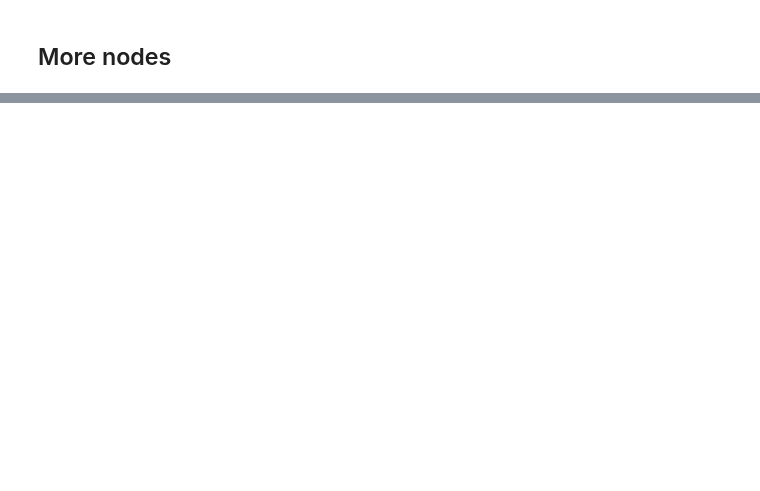
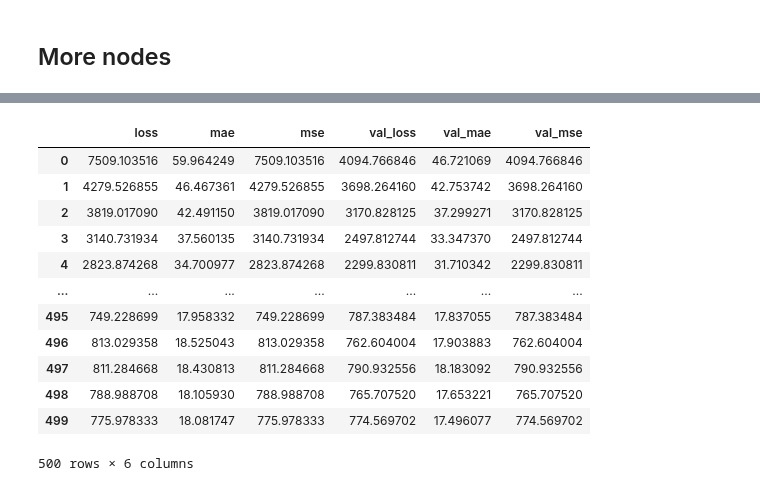
Before and after one commit to Jerematix/dataflow, a Jupyter notebook: notebooks/predictive_analytics/Neural Network-Copy1.ipynb, the cells around one changed output, grey strips where cells are left out. Saved outputs shown, nothing was run; the diff lists cells and outputs as text; code cells hidden in the pictures; blank space fills up the shorter version.

```diff
--- a/notebooks/predictive_analytics/Neural Network-Copy1.ipynb
+++ b/notebooks/predictive_analytics/Neural Network-Copy1.ipynb
@@ -870,0 +1021,10 @@ grid_search.best_params_
+# %%
+large_drop_model = Sequential(
+    [Dense(X_train.shape[1]*4, activation="relu", input_shape=[X_train.shape[1]]),
+     Dense(X_train.shape[1]*4, activation="relu"),
+     Dropout(0.2),
+     Dense(X_train.shape[1]*4, activation="relu"),
+     Dropout(0.2),
+     Dense(X_train.shape[1]*4, activation="relu"),
+     Dropout(0.2),
+     Dense(1)])
@@ -870,0 +1090,17 @@ grid_search.best_params_
+# %%
+large_drop_model_df_history = pd.DataFrame(history_large_drop_model.history)
+large_drop_model_df_history
+# %% [output]
+|  | loss | mae | mse | val_loss | val_mae | val_mse |
+| 0 | 7509.103516 | 59.964249 | 7509.103516 | 4094.766846 | 46.721069 | 4094.766846 |
+| 1 | 4279.526855 | 46.467361 | 4279.526855 | 3698.264160 | 42.753742 | 3698.264160 |
+| 2 | 3819.017090 | 42.491150 | 3819.017090 | 3170.828125 | 37.299271 | 3170.828125 |
+| 3 | 3140.731934 | 37.560135 | 3140.731934 | 2497.812744 | 33.347370 | 2497.812744 |
+| 4 | 2823.874268 | 34.700977 | 2823.874268 | 2299.830811 | 31.710342 | 2299.830811 |
+| ... | ... | ... | ... | ... | ... | ... |
+| 495 | 749.228699 | 17.958332 | 749.228699 | 787.383484 | 17.837055 | 787.383484 |
+| 496 | 813.029358 | 18.525043 | 813.029358 | 762.604004 | 17.903883 | 762.604004 |
+| 497 | 811.284668 | 18.430813 | 811.284668 | 790.932556 | 18.183092 | 790.932556 |
+| 498 | 788.988708 | 18.105930 | 788.988708 | 765.707520 | 17.653221 | 765.707520 |
+| 499 | 775.978333 | 18.081747 | 775.978333 | 774.569702 | 17.496077 | 774.569702 |
+500 rows × 6 columns
```
Also changed, not shown: parts of 94 cells of this notebook.
